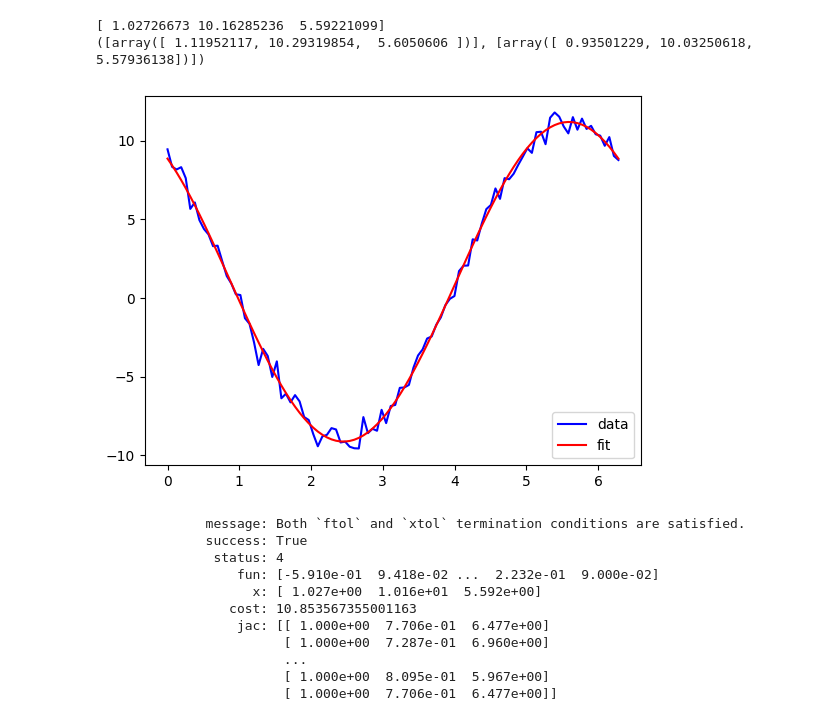
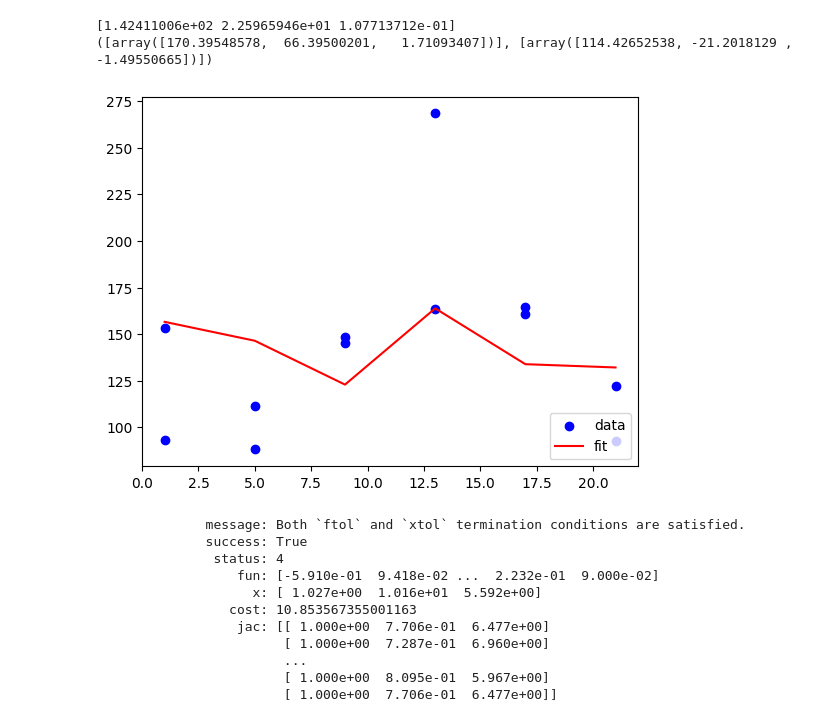
Before and after one commit to Carboneinerte/Pynda_ssc, a Jupyter notebook: Circacompare.ipynb, the cells around one changed output. Drawn from its saved outputs; the diff is of its cells as text; code cells hidden in the pictures.

Commit message:
circacompare

```diff
--- a/Circacompare.ipynb
+++ b/Circacompare.ipynb
@@ -5,0 +7,3 @@ from module.circacompare.generator import generate_data
+# %%
+df = pd.read_excel(r'E:\R\SleepAnalysis\circacompare.xlsx')
+df.head()
@@ -6,16 +17,17 @@ from module.circacompare.generator import generate_data
 # %%
-time = np.linspace(0, 2 * np.pi, 100)   # time is given in radian hours
-measure = generate_data(t=time, k=1, a=10, p=4, noise=0.5)
+df_sub = df[df['group'] == "H"]
+time = df_sub['time']
+measure = df_sub['measure']
 
 result = circa_single(t0=time, y0=measure)
 print(result.x)                         # result.x contains the estimates for the mesor, amplitude, and phase of the rhythm
 print(result.confidence_intervals)      # result.confidence_intervals contains the confidence intervals for the above estimates
 
 circa_single_plot(t0=time, y0=measure)
 # %% [output]
-[ 1.02726673 10.16285236  5.59221099]
-([array([ 1.11952117, 10.29319854,  5.6050606 ])], [array([ 0.93501229, 10.03250618,  5.57936138])])
+[1.42411006e+02 2.25965946e+01 1.07713712e-01]
+([array([170.39548578,  66.39500201,   1.71093407])], [array([114.42652538, -21.2018129 ,  -1.49550665])])
-[figure, old version]
+[figure, new version]
 # %%
 result
 # %% [output]
```
Also changed, not shown: parts of 3 cells of this notebook, 1 other file.
